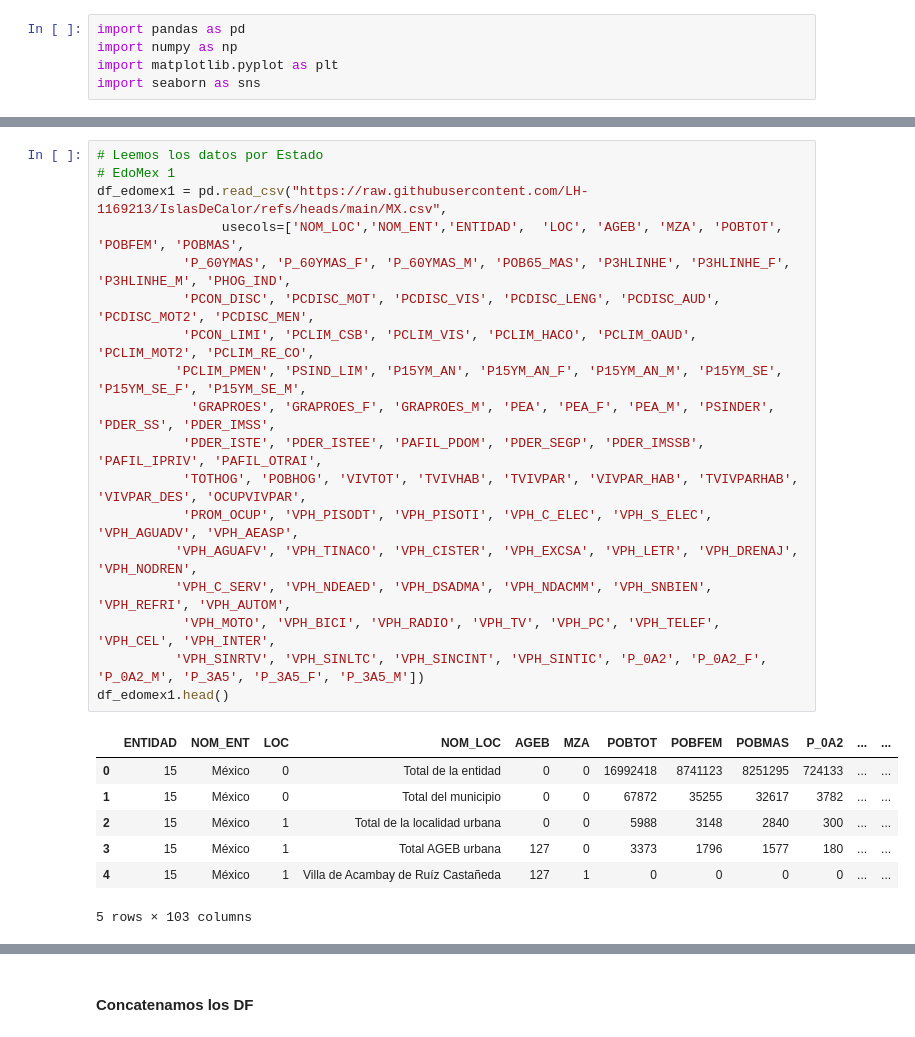
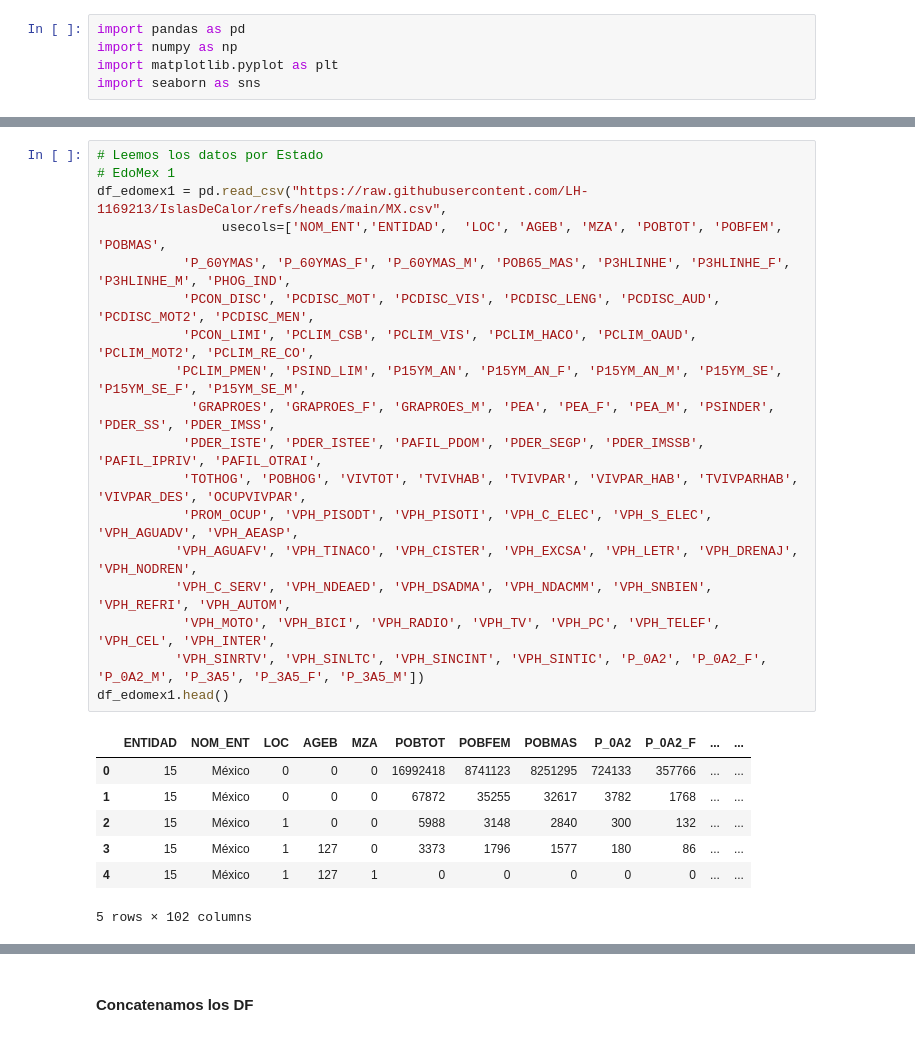
Before and after one commit to LH-1169213/IslasDeCalor, a Jupyter notebook: EDA_SCITEL_INEGI_Avance_3.ipynb, the cells around one changed output, grey strips where cells are left out. Drawn from its saved outputs; the diff is of its cells as text.

```diff
--- a/EDA_SCITEL_INEGI_Avance_3.ipynb
+++ b/EDA_SCITEL_INEGI_Avance_3.ipynb
@@ -890,29 +892,29 @@ df_cdmx2.head()
 # %%
 # Leemos los datos por Estado
 # EdoMex 1
 df_edomex1 = pd.read_csv("https://raw.githubusercontent.com/LH-1169213/IslasDeCalor/refs/heads/main/MX.csv",
-                usecols=['NOM_LOC','NOM_ENT','ENTIDAD',  'LOC', 'AGEB', 'MZA', 'POBTOT', 'POBFEM', 'POBMAS',
+                usecols=['NOM_ENT','ENTIDAD',  'LOC', 'AGEB', 'MZA', 'POBTOT', 'POBFEM', 'POBMAS',
            'P_60YMAS', 'P_60YMAS_F', 'P_60YMAS_M', 'POB65_MAS', 'P3HLINHE', 'P3HLINHE_F', 'P3HLINHE_M', 'PHOG_IND',
            'PCON_DISC', 'PCDISC_MOT', 'PCDISC_VIS', 'PCDISC_LENG', 'PCDISC_AUD', 'PCDISC_MOT2', 'PCDISC_MEN',
            'PCON_LIMI', 'PCLIM_CSB', 'PCLIM_VIS', 'PCLIM_HACO', 'PCLIM_OAUD', 'PCLIM_MOT2', 'PCLIM_RE_CO',
           'PCLIM_PMEN', 'PSIND_LIM', 'P15YM_AN', 'P15YM_AN_F', 'P15YM_AN_M', 'P15YM_SE', 'P15YM_SE_F', 'P15YM_SE_M',
             'GRAPROES', 'GRAPROES_F', 'GRAPROES_M', 'PEA', 'PEA_F', 'PEA_M', 'PSINDER', 'PDER_SS', 'PDER_IMSS',
            'PDER_ISTE', 'PDER_ISTEE', 'PAFIL_PDOM', 'PDER_SEGP', 'PDER_IMSSB', 'PAFIL_IPRIV', 'PAFIL_OTRAI',
            'TOTHOG', 'POBHOG', 'VIVTOT', 'TVIVHAB', 'TVIVPAR', 'VIVPAR_HAB', 'TVIVPARHAB', 'VIVPAR_DES', 'OCUPVIVPAR',
            'PROM_OCUP', 'VPH_PISODT', 'VPH_PISOTI', 'VPH_C_ELEC', 'VPH_S_ELEC', 'VPH_AGUADV', 'VPH_AEASP',
           'VPH_AGUAFV', 'VPH_TINACO', 'VPH_CISTER', 'VPH_EXCSA', 'VPH_LETR', 'VPH_DRENAJ', 'VPH_NODREN',
           'VPH_C_SERV', 'VPH_NDEAED', 'VPH_DSADMA', 'VPH_NDACMM', 'VPH_SNBIEN', 'VPH_REFRI', 'VPH_AUTOM',
            'VPH_MOTO', 'VPH_BICI', 'VPH_RADIO', 'VPH_TV', 'VPH_PC', 'VPH_TELEF', 'VPH_CEL', 'VPH_INTER',
           'VPH_SINRTV', 'VPH_SINLTC', 'VPH_SINCINT', 'VPH_SINTIC', 'P_0A2', 'P_0A2_F', 'P_0A2_M', 'P_3A5', 'P_3A5_F', 'P_3A5_M'])
 df_edomex1.head()
 # %% [output]
-|  | ENTIDAD | NOM_ENT | LOC | NOM_LOC | AGEB | MZA | POBTOT | POBFEM | POBMAS | P_0A2 | ... | ... |
-| 0 | 15 | México | 0 | Total de la entidad | 0 | 0 | 16992418 | 8741123 | 8251295 | 724133 | ... | ... |
-| 1 | 15 | México | 0 | Total del municipio | 0 | 0 | 67872 | 35255 | 32617 | 3782 | ... | ... |
-| 2 | 15 | México | 1 | Total de la localidad urbana | 0 | 0 | 5988 | 3148 | 2840 | 300 | ... | ... |
-| 3 | 15 | México | 1 | Total AGEB urbana | 127 | 0 | 3373 | 1796 | 1577 | 180 | ... | ... |
-| 4 | 15 | México | 1 | Villa de Acambay de Ruíz Castañeda | 127 | 1 | 0 | 0 | 0 | 0 | ... | ... |
+|  | ENTIDAD | NOM_ENT | LOC | AGEB | MZA | POBTOT | POBFEM | POBMAS | P_0A2 | P_0A2_F | ... | ... |
+| 0 | 15 | México | 0 | 0 | 0 | 16992418 | 8741123 | 8251295 | 724133 | 357766 | ... | ... |
+| 1 | 15 | México | 0 | 0 | 0 | 67872 | 35255 | 32617 | 3782 | 1768 | ... | ... |
+| 2 | 15 | México | 1 | 0 | 0 | 5988 | 3148 | 2840 | 300 | 132 | ... | ... |
+| 3 | 15 | México | 1 | 127 | 0 | 3373 | 1796 | 1577 | 180 | 86 | ... | ... |
+| 4 | 15 | México | 1 | 127 | 1 | 0 | 0 | 0 | 0 | 0 | ... | ... |
-5 rows × 103 columns
+5 rows × 102 columns
 # %%
 # Leemos los datos por Estado
 # EdoMex 2
```
Also changed, not shown: parts of 64 cells of this notebook.
